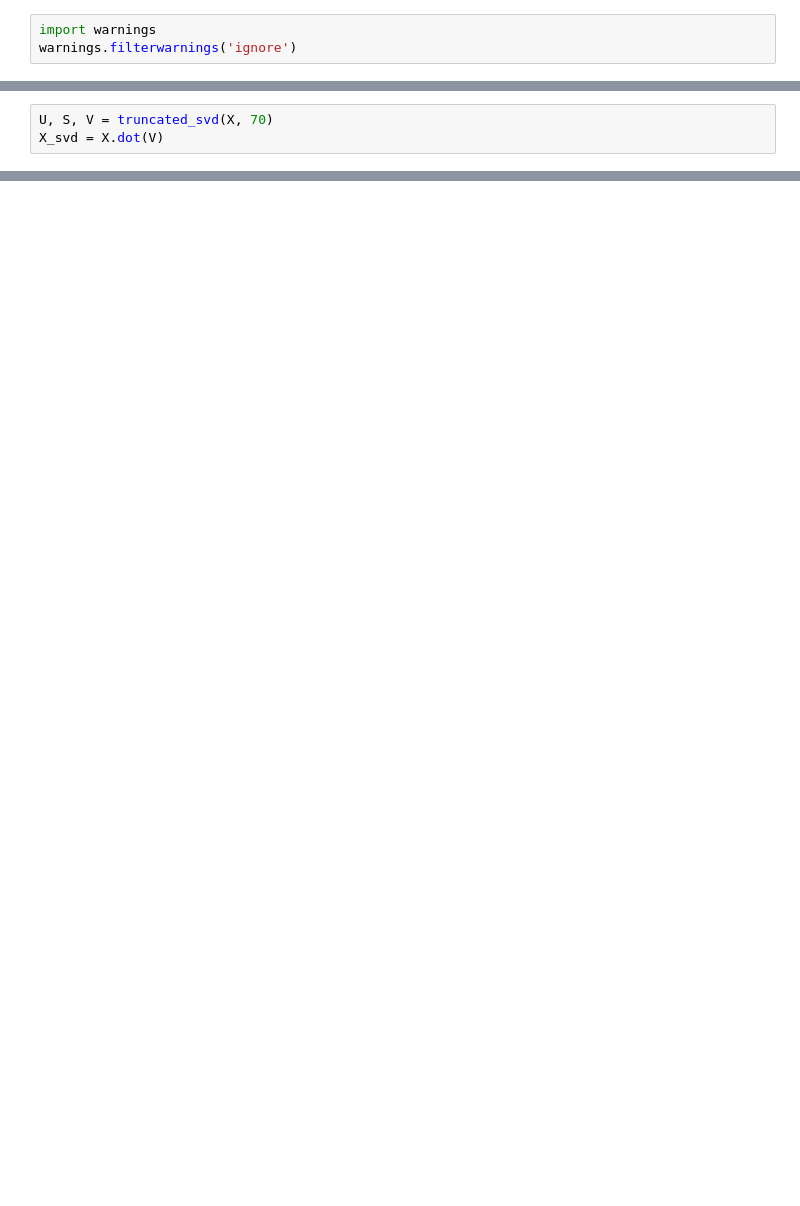
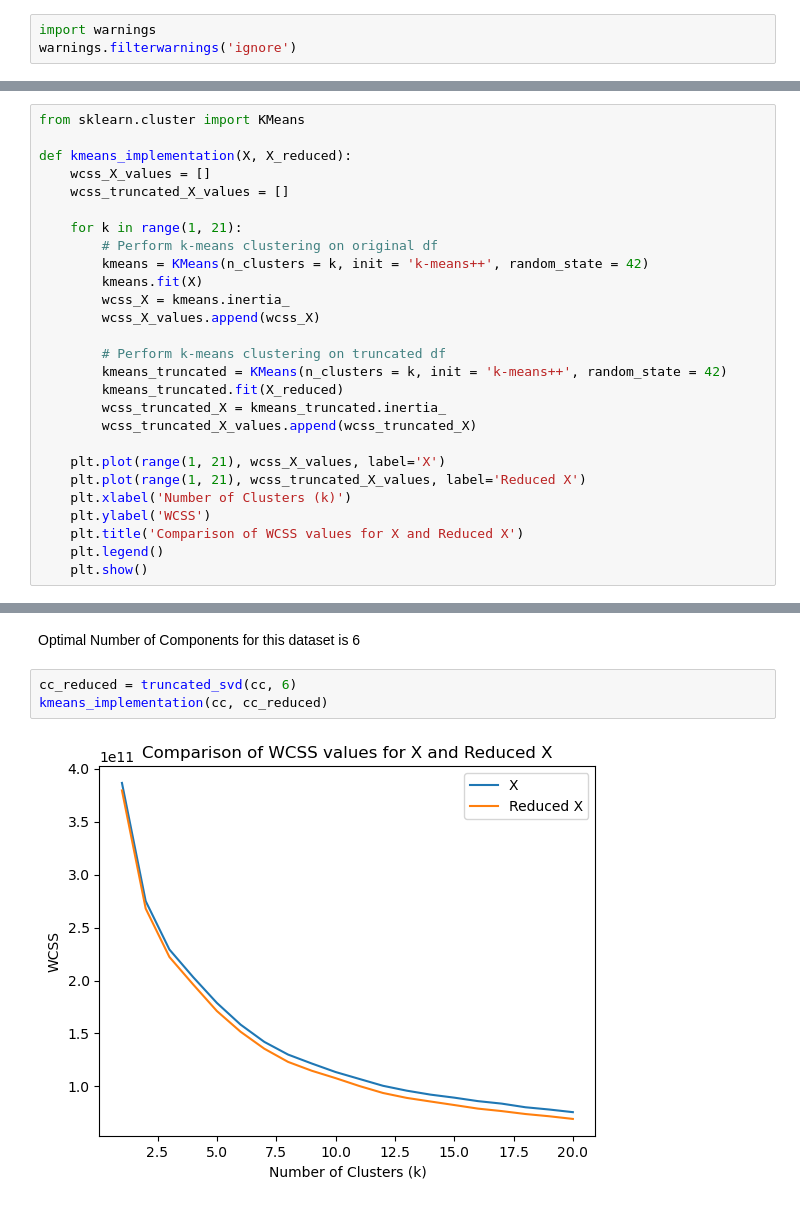
Before and after one commit to shivi-9/DimensionReductionforClustering, a Jupyter notebook: Shivangi_code.ipynb, the cells around one changed output, grey strips where cells are left out. Saved outputs shown, nothing was run; the diff lists cells and outputs as text; blank space fills up the shorter version.

```diff
--- a/Shivangi_code.ipynb
+++ b/Shivangi_code.ipynb
@@ -111,3 +3,0 @@ print(error)
-# %%
-U, S, V = truncated_svd(X, 70)
-X_svd = X.dot(V)
@@ -206,0 +99,27 @@ plt.show()
+# %%
+from sklearn.cluster import KMeans
+
+def kmeans_implementation(X, X_reduced):
+    wcss_X_values = []
+    wcss_truncated_X_values = []
+
+    for k in range(1, 21):
+        # Perform k-means clustering on original df
+        kmeans = KMeans(n_clusters = k, init = 'k-means++', random_state = 42)
+        kmeans.fit(X)
+        wcss_X = kmeans.inertia_
+        wcss_X_values.append(wcss_X)
+
+        # Perform k-means clustering on truncated df
+        kmeans_truncated = KMeans(n_clusters = k, init = 'k-means++', random_state = 42)
+        kmeans_truncated.fit(X_reduced)
+        wcss_truncated_X = kmeans_truncated.inertia_
+        wcss_truncated_X_values.append(wcss_truncated_X)
+
+    plt.plot(range(1, 21), wcss_X_values, label='X')
+    plt.plot(range(1, 21), wcss_truncated_X_values, label='Reduced X')
+    plt.xlabel('Number of Clusters (k)')
+    plt.ylabel('WCSS')
+    plt.title('Comparison of WCSS values for X and Reduced X')
+    plt.legend()
+    plt.show()
@@ -206,0 +143,7 @@ plt.show()
+# %% [markdown]
+Optimal Number of Components for this dataset is 6
+# %%
+cc_reduced = truncated_svd(cc, 6)
+kmeans_implementation(cc, cc_reduced)
+# %% [output]
+[figure, added]
```
Also changed, not shown: parts of 51 cells of this notebook, 3 other files.
